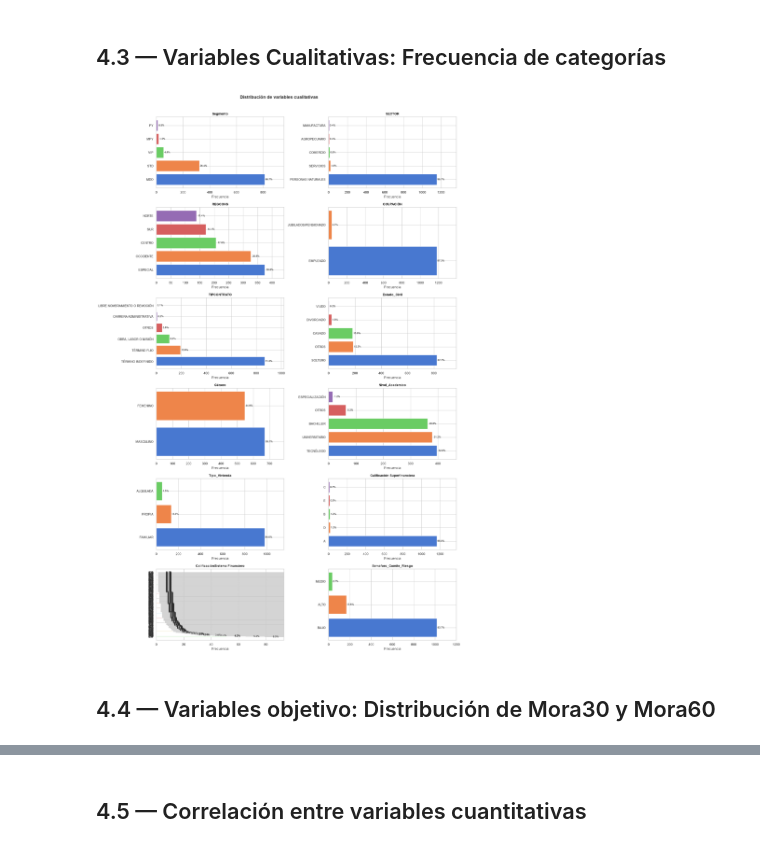
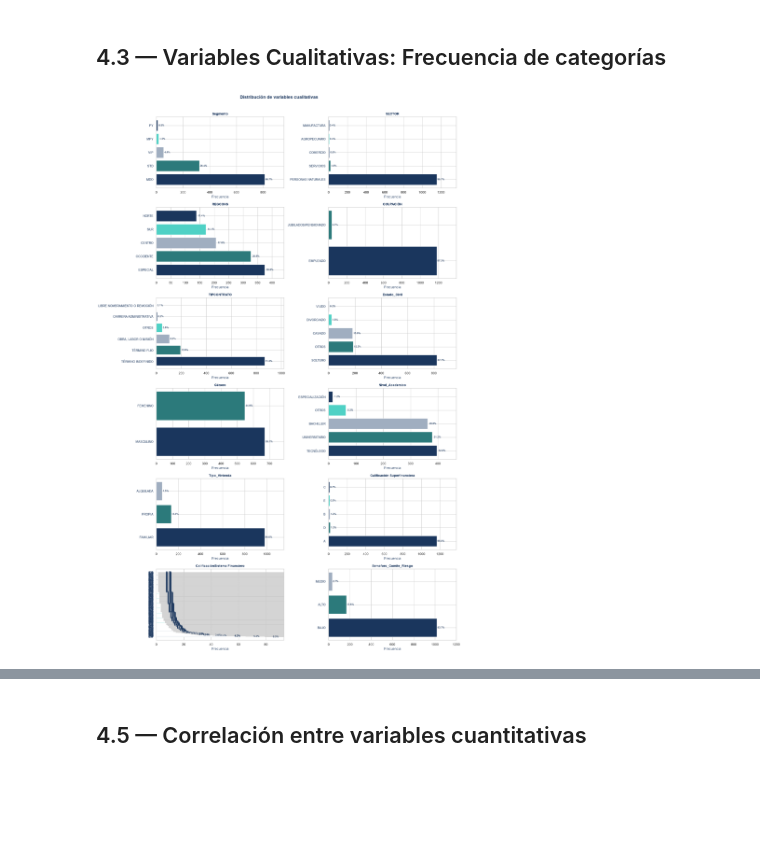
Before and after one commit to VelasquezG/TallerIA, a Jupyter notebook: TallerIA.ipynb, the cells around one changed output, grey strips where cells are left out. Cells and saved outputs as stored; diff of their text form; code cells hidden in the pictures; blank space fills up the shorter version.

```diff
--- a/TallerIA.ipynb
+++ b/TallerIA.ipynb
@@ -334,9 +513,11 @@ import warnings
 warnings.filterwarnings('ignore')
 
 %matplotlib inline
-sns.set_theme(style='whitegrid', palette='muted', font_scale=0.9)
+sns.set_theme(style='whitegrid', font_scale=0.9)
 
-AZUL, NARANJA = '#1f77b4', '#ff7f0e'
+# El EDA utiliza la información ya limpiada.
+df = df_limpio.copy()
+
 EXCLUIR = ['Cliente', 'FDESEM']
 TARGETS = ['Mora30', 'Mora60']
 
@@ -345,7 +526,6 @@ cols_num = [c for c in df.select_dtypes(include='number').columns
 cols_cat = [c for c in df.select_dtypes(include='object').columns
             if c not in EXCLUIR]
 
-# dimensiones de grilla reutilizadas en todas las secciones numéricas
 ncols = 3
 nrows = int(np.ceil(len(cols_num) / ncols))
 
@@ -366,16 +545,16 @@ axes = axes.flatten()
 for i, col in enumerate(cols_num):
     ax = axes[i]
     data = df[col].dropna()
-    sns.histplot(data, kde=True, ax=ax, color=AZUL, bins=30, edgecolor='white', linewidth=0.4)
-    ax.set_title(col, fontsize=10, fontweight='bold')
+    sns.histplot(data, kde=True, ax=ax, color=AZUL, bins=30, edgecolor=GRIS, linewidth=0.4)
+    ax.set_title(col, fontsize=10, fontweight='bold', color=AZUL)
     ax.set_xlabel('')
-    ax.axvline(data.median(), color=NARANJA, linestyle='--', linewidth=1.4, label=f'Mediana: {data.median():.1f}')
+    ax.axvline(data.median(), color=TURQUESA, linestyle='--', linewidth=1.4, label=f'Mediana: {data.median():.1f}')
     ax.legend(fontsize=8)
 
 for j in range(i + 1, len(axes)):
     axes[j].set_visible(False)
 
-fig.suptitle('Distribución de variables cuantitativas', fontsize=14, fontweight='bold', y=1.01)
+fig.suptitle('Distribución de variables cuantitativas', fontsize=14, fontweight='bold', color=AZUL, y=1.01)
 plt.tight_layout()
 plt.show()
 # %% [output]
@@ -388,14 +567,25 @@ axes = axes.flatten()
 
 for i, col in enumerate(cols_num):
     ax = axes[i]
-    sns.boxplot(x=df[col].dropna(), ax=ax, color=AZUL, flierprops=dict(marker='o', markersize=3, alpha=0.4))
-    ax.set_title(col, fontsize=10, fontweight='bold')
+    sns.boxplot(
+        x=df[col].dropna(),
+        ax=ax,
+        color=VERDE,
+        flierprops=dict(
+            marker='o',
+            markersize=3,
+            markerfacecolor=TURQUESA,
+            markeredgecolor=AZUL,
+            alpha=0.4,
+        ),
+    )
+    ax.set_title(col, fontsize=10, fontweight='bold', color=AZUL)
     ax.set_xlabel('')
 
 for j in range(i + 1, len(axes)):
     axes[j].set_visible(False)
 
-fig.suptitle('Boxplots — variables cuantitativas (outliers)', fontsize=14, fontweight='bold', y=1.01)
+fig.suptitle('Boxplots — variables cuantitativas (outliers)', fontsize=14, fontweight='bold', color=AZUL, y=1.01)
 plt.tight_layout()
 plt.show()
 # %% [output]
@@ -405,34 +595,32 @@ plt.show()
 # %%
 ncols_cat = 2
 nrows_cat = int(np.ceil(len(cols_cat) / ncols_cat))
 fig, axes = plt.subplots(nrows_cat, ncols_cat, figsize=(16, nrows_cat * 4))
 axes = axes.flatten()
 
 for i, col in enumerate(cols_cat):
     ax = axes[i]
     orden = df[col].value_counts().index.tolist()
     counts = df[col].value_counts().reindex(orden)
     total_col = counts.sum()
-    palette_col = sns.color_palette('muted', len(orden))
+    palette_col = [PALETA[index % len(PALETA)] for index in range(len(orden))]
     # barh manual para máxima compatibilidad con cualquier versión de seaborn
     bars = ax.barh(range(len(orden)), counts.values, color=palette_col)
     ax.set_yticks(range(len(orden)))
-    ax.set_yticklabels(orden, fontsize=9)
-    ax.set_title(col, fontsize=10, fontweight='bold')
-    ax.set_xlabel('Frecuencia')
+    ax.set_yticklabels(orden, fontsize=9, color=AZUL)
+    ax.set_title(col, fontsize=10, fontweight='bold', color=AZUL)
+    ax.set_xlabel('Frecuencia', color=AZUL)
     for bar, val in zip(bars, counts.values):
         pct = val / total_col * 100
         ax.text(bar.get_width() + total_col * 0.005, bar.get_y() + bar.get_height() / 2,
-                f'{pct:.1f}%', va='center', fontsize=8)
+                f'{pct:.1f}%', va='center', fontsize=8, color=AZUL)
     ax.set_xlim(0, counts.max() * 1.18)
 
 for j in range(i + 1, len(axes)):
     axes[j].set_visible(False)
 
-fig.suptitle('Distribución de variables cualitativas', fontsize=14, fontweight='bold', y=1.01)
+fig.suptitle('Distribución de variables cualitativas', fontsize=14, fontweight='bold', color=AZUL, y=1.01)
 plt.tight_layout()
 plt.show()
 # %% [output]
-[figure, old version]
+[figure, new version]
-# %% [markdown]
-## 4.4 — Variables objetivo: Distribución de Mora30 y Mora60
```
Also changed, not shown: parts of 17 cells of this notebook, 3 other files.
